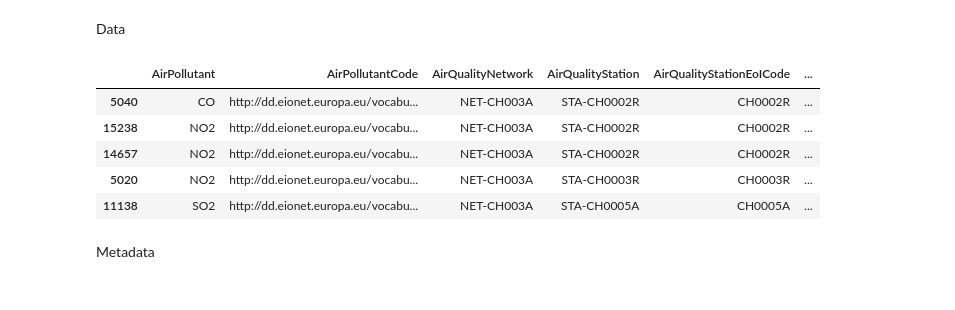
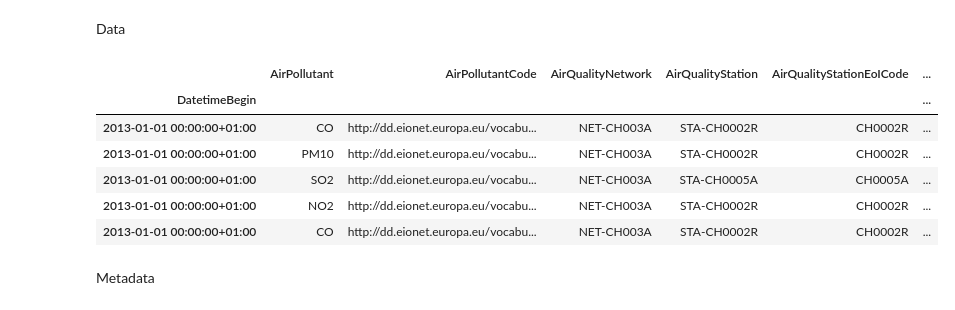
Before and after one commit to ada-pandas/ada-pandas.github.io, a Jupyter notebook: main.ipynb, the cells around one changed output. Saved outputs shown, nothing was run; the diff lists cells and outputs as text; code cells hidden in the pictures.

Commit message:
Initial data discovery (focused on No2 - CH)

```diff
--- a/main.ipynb
+++ b/main.ipynb
@@ -14,6 +14,11 @@ Load data
 # %%
 import chardet
 RELATIVE_DATA_PATH = './data'
+
+# Load metadata
+metadata = pd.read_csv(join(RELATIVE_DATA_PATH, 'metadata.csv'))
+
+# Load data
 countries = [f for f in listdir(RELATIVE_DATA_PATH) if isdir(join(RELATIVE_DATA_PATH, f))]
 
 frames = []
@@ -35,7 +40,16 @@ for country in countries:
                 frames.append(currentCSV)
 
 data = pd.concat(frames)
-metadata = pd.read_csv(join(RELATIVE_DATA_PATH, 'metadata.csv'))
+
+# Convert data columns
+data.DatetimeBegin = pd.to_datetime(data.DatetimeBegin)
+data.DatetimeEnd = pd.to_datetime(data.DatetimeEnd)
+
+# Set index
+data.set_index(['DatetimeBegin'], inplace = True)
+
+# Sort by index (by DatetimeBegin)
+data.sort_index(inplace=True)
 # %% [output]
 Parsing CH
 of pandas will change to not sort by default.
@@ -46,14 +60,15 @@ To retain the current behavior and silence the warning, pass 'sort=True'.
 # %% [markdown]
 Data
 # %%
-data.sample(5)
+data.head(5)
 # %% [output]
 |  | AirPollutant | AirPollutantCode | AirQualityNetwork | AirQualityStation | AirQualityStationEoICode | ... |
-| 5040 | CO | http://dd.eionet.europa.eu/vocabu... | NET-CH003A | STA-CH0002R | CH0002R | ... |
-| 15238 | NO2 | http://dd.eionet.europa.eu/vocabu... | NET-CH003A | STA-CH0002R | CH0002R | ... |
-| 14657 | NO2 | http://dd.eionet.europa.eu/vocabu... | NET-CH003A | STA-CH0002R | CH0002R | ... |
-| 5020 | NO2 | http://dd.eionet.europa.eu/vocabu... | NET-CH003A | STA-CH0003R | CH0003R | ... |
-| 11138 | SO2 | http://dd.eionet.europa.eu/vocabu... | NET-CH003A | STA-CH0005A | CH0005A | ... |
+| DatetimeBegin |  |  |  |  |  | ... |
+| 2013-01-01 00:00:00+01:00 | CO | http://dd.eionet.europa.eu/vocabu... | NET-CH003A | STA-CH0002R | CH0002R | ... |
+| 2013-01-01 00:00:00+01:00 | PM10 | http://dd.eionet.europa.eu/vocabu... | NET-CH003A | STA-CH0002R | CH0002R | ... |
+| 2013-01-01 00:00:00+01:00 | SO2 | http://dd.eionet.europa.eu/vocabu... | NET-CH003A | STA-CH0005A | CH0005A | ... |
+| 2013-01-01 00:00:00+01:00 | NO2 | http://dd.eionet.europa.eu/vocabu... | NET-CH003A | STA-CH0002R | CH0002R | ... |
+| 2013-01-01 00:00:00+01:00 | CO | http://dd.eionet.europa.eu/vocabu... | NET-CH003A | STA-CH0002R | CH0002R | ... |
 # %% [markdown]
 Metadata
 # %%
```
Also changed, not shown: parts of 8 cells of this notebook, 2 other files.
